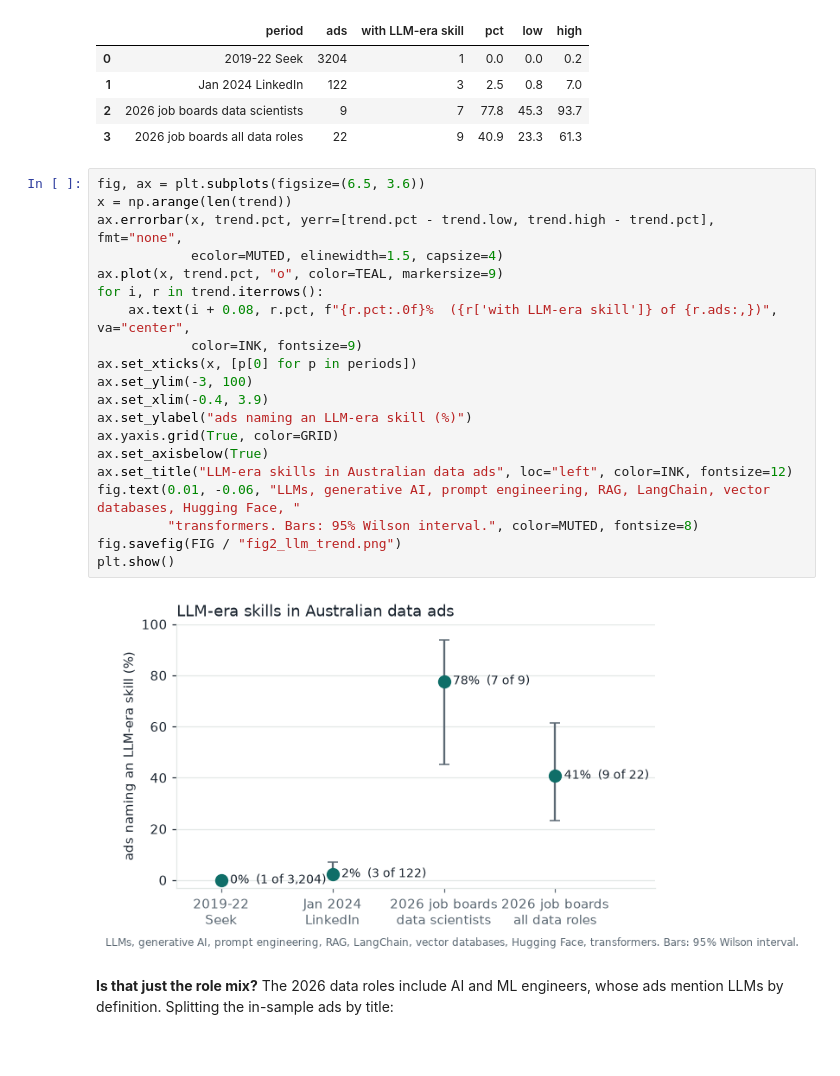
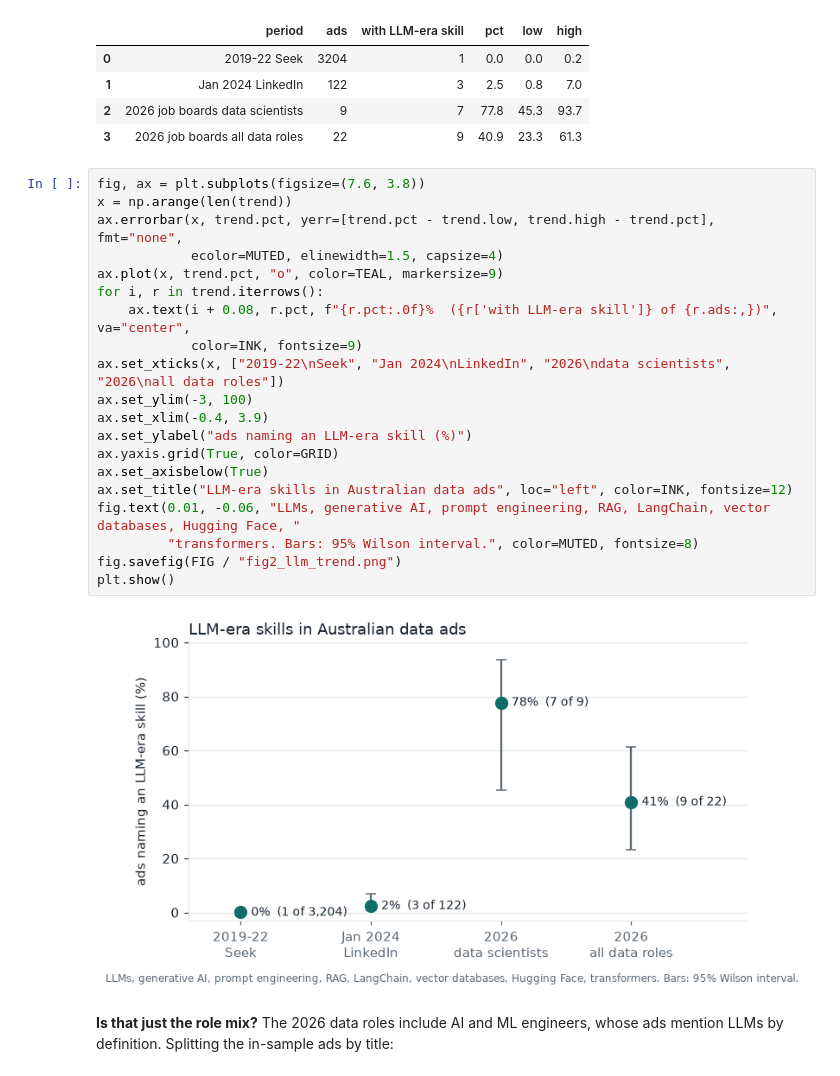
Before and after one commit to AndyPham2004/ANLP-AT2-Skillabus, a Jupyter notebook: notebooks/vt_eda.ipynb, the cells around one changed output. Cells and saved outputs as stored; diff of their text form; blank space fills up the shorter version.

```diff
--- a/notebooks/vt_eda.ipynb
+++ b/notebooks/vt_eda.ipynb
@@ -423,27 +435,27 @@ trend.round(1)
 | 2 | 2026 job boards data scientists | 9 | 7 | 77.8 | 45.3 | 93.7 |
 | 3 | 2026 job boards all data roles | 22 | 9 | 40.9 | 23.3 | 61.3 |
 # %%
-fig, ax = plt.subplots(figsize=(6.5, 3.6))
+fig, ax = plt.subplots(figsize=(7.6, 3.8))
 x = np.arange(len(trend))
 ax.errorbar(x, trend.pct, yerr=[trend.pct - trend.low, trend.high - trend.pct], fmt="none",
             ecolor=MUTED, elinewidth=1.5, capsize=4)
 ax.plot(x, trend.pct, "o", color=TEAL, markersize=9)
 for i, r in trend.iterrows():
     ax.text(i + 0.08, r.pct, f"{r.pct:.0f}%  ({r['with LLM-era skill']} of {r.ads:,})", va="center",
             color=INK, fontsize=9)
-ax.set_xticks(x, [p[0] for p in periods])
+ax.set_xticks(x, ["2019-22\nSeek", "Jan 2024\nLinkedIn", "2026\ndata scientists", "2026\nall data roles"])
 ax.set_ylim(-3, 100)
 ax.set_xlim(-0.4, 3.9)
 ax.set_ylabel("ads naming an LLM-era skill (%)")
 ax.yaxis.grid(True, color=GRID)
 ax.set_axisbelow(True)
 ax.set_title("LLM-era skills in Australian data ads", loc="left", color=INK, fontsize=12)
 fig.text(0.01, -0.06, "LLMs, generative AI, prompt engineering, RAG, LangChain, vector databases, Hugging Face, "
          "transformers. Bars: 95% Wilson interval.", color=MUTED, fontsize=8)
 fig.savefig(FIG / "fig2_llm_trend.png")
 plt.show()
 # %% [output]
-[figure, old version]
+[figure, new version]
 # %% [markdown]
 **Is that just the role mix?** The 2026 data roles include AI and ML engineers,
 whose ads mention LLMs by definition. Splitting the in-sample ads by title:
```
Also changed, not shown: parts of 6 cells of this notebook, 7 other files.
